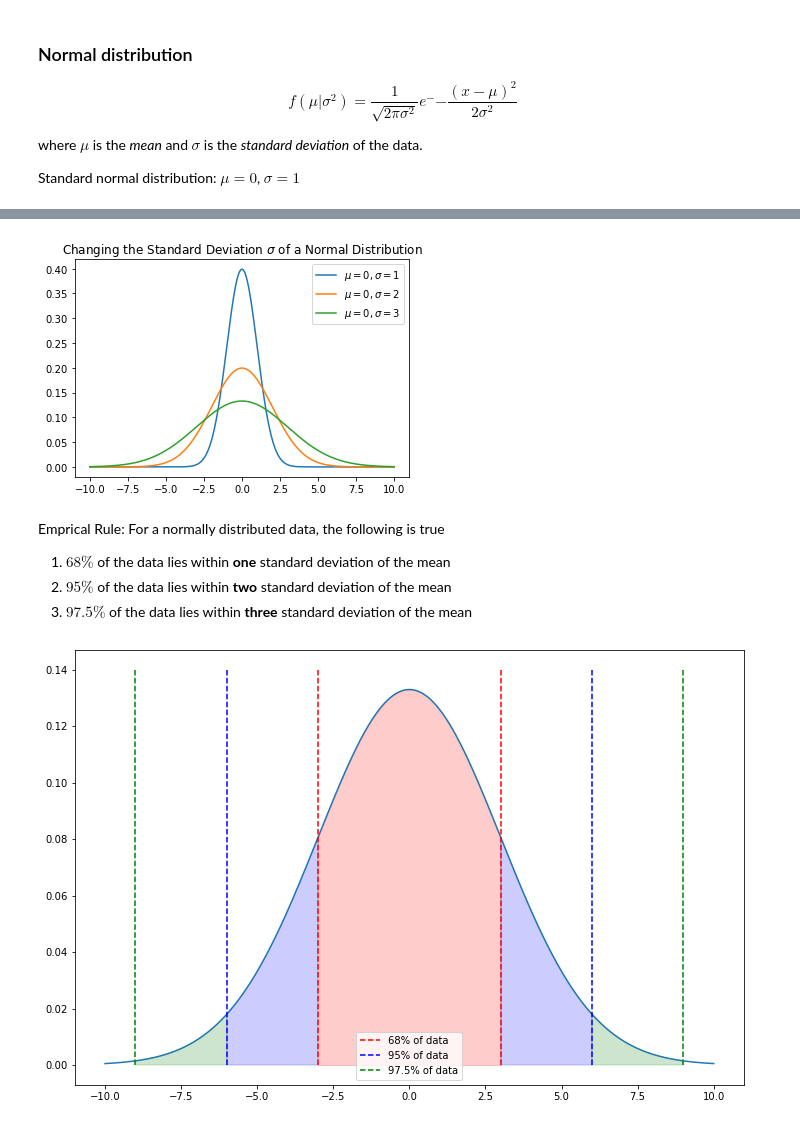
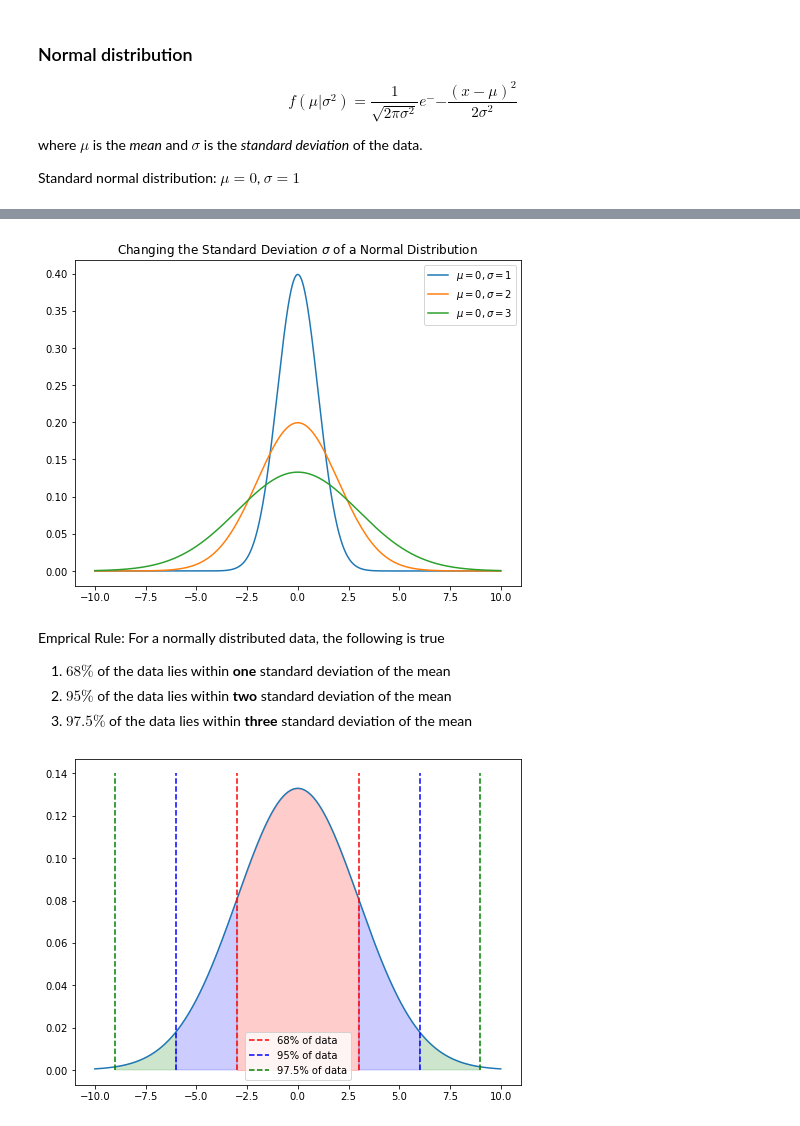
Before and after one commit to binxuankong/machine-learning-functions, a Jupyter notebook: Distribution.ipynb, the cells around one changed output, grey strips where cells are left out. Saved outputs shown, nothing was run; the diff lists cells and outputs as text; code cells hidden in the pictures.

```diff
--- a/Distribution.ipynb
+++ b/Distribution.ipynb
@@ -64,11 +67,12 @@ plt.title("Changing the Mean $\mu$ of a Normal Distribution");
 # %%
 x = np.linspace(-10, 10, 10000)
+plt.figure(figsize=(8,6))
 for sigma in (1, 2, 3):
     plt.plot(x, norm.pdf(x, loc=0, scale=sigma), label=f"$\mu=0, \sigma={sigma}$")
 plt.legend()
 plt.title("Changing the Standard Deviation $\sigma$ of a Normal Distribution");
 # %% [output]
-[figure, old version]
+[figure, new version]
 # %% [markdown]
 Emprical Rule:
 For a normally distributed data, the following is true
@@ -84,7 +88,7 @@ y = norm.pdf(x, loc=mu, scale=sigma)
 x1= np.array([sigma, sigma])
 y1 = [0, 0.14]
 
-plt.figure(figsize=(12,8))
+plt.figure(figsize=(8,6))
 plt.plot(x, y)
 plt.plot(x1, y1, 'r--', label="68% of data")
 plt.plot([x*-1 for x in x1], y1, 'r--')
@@ -100,4 +104,4 @@ plt.fill_between(x, y, where=(((x > 2*sigma) & (x < 3*sigma)) | ((x < -2*sigma)
 
 plt.legend();
 # %% [output]
-[figure, old version]
+[figure, new version]
```
Also changed, not shown: parts of 25 cells of this notebook.
